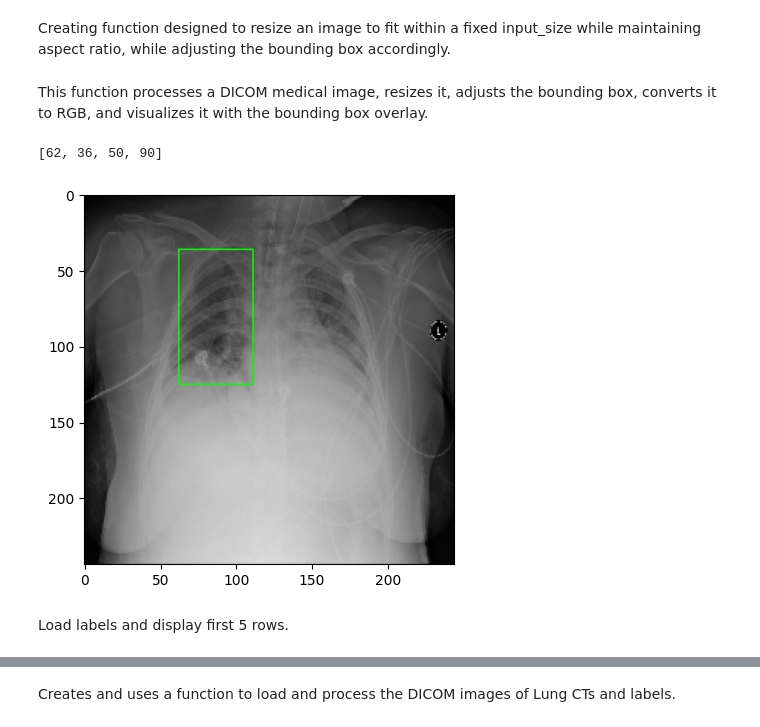
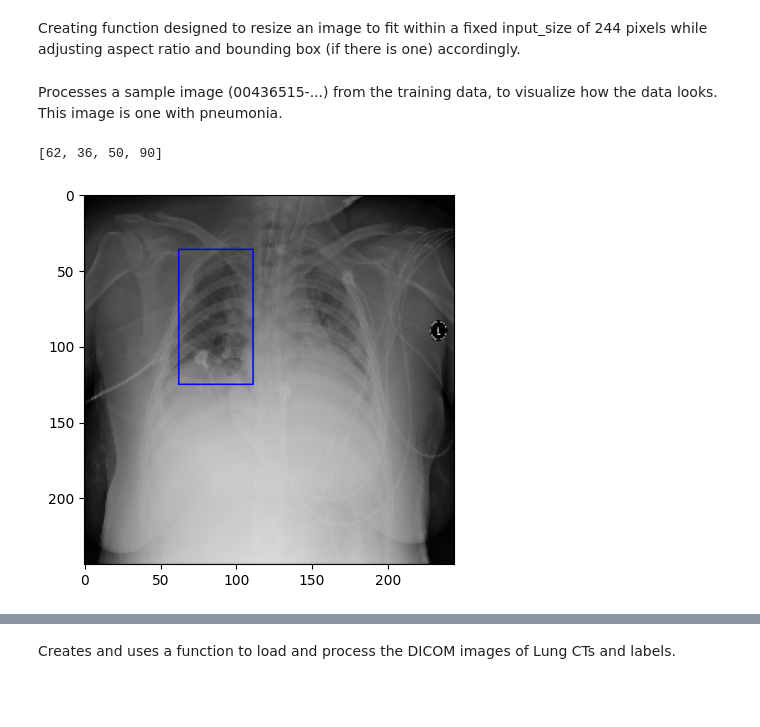
Before and after one commit to ojhasanandan/CompAppProject, a Jupyter notebook: Project_final.ipynb, the cells around one changed output, grey strips where cells are left out. Cells and saved outputs as stored; diff of their text form; code cells hidden in the pictures; blank space fills up the shorter version.

```diff
--- a/Project_final.ipynb
+++ b/Project_final.ipynb
@@ -32,5 +32,5 @@ train_label.shape
 # %% [markdown]
-Creating function designed to resize an image to fit within a fixed input_size while maintaining aspect ratio, while adjusting the bounding box accordingly.
+Creating function designed to resize an image to fit within a fixed input_size of 244 pixels while adjusting aspect ratio and bounding box (if there is one) accordingly.
 # %%
 input_size = 244
 
@@ -50,23 +50,21 @@ def format_image(img, box):
 
     return new_image, new_box
 # %% [markdown]
-This function processes a DICOM medical image, resizes it, adjusts the bounding box, converts it to RGB, and visualizes it with the bounding box overlay.
+Processes a sample image (00436515-...) from the training data, to visualize how the data looks. This image is one with pneumonia.
 # %%
 datapath = 'rsna-pneumonia-detection-challenge\stage_2_train_images/00436515-870c-4b36-a041-de91049b9ab4.dcm'
 temp_img = pydicom.dcmread(datapath).pixel_array
-temp_box = [264.0, 152.0, 213.0, 379.0]
+temp_box = train_labels[train_labels['patientId'] == '00436515-870c-4b36-a041-de91049b9ab4'].iloc[0, 1:].values
 
 temp_img_formated, box = format_image(temp_img, temp_box)
 print(box)
 temp_color_img = cv.cvtColor(temp_img_formated, cv.COLOR_GRAY2RGB)
 
-cv.rectangle(temp_color_img, box, (0, 255, 0), 1)
+cv.rectangle(temp_color_img, box, (0, 0, 255), 1)
 
 plt.imshow(temp_color_img)
 # plt.axis("off")
 plt.show()
 # %% [output]
 [62, 36, 50, 90]
-[figure, old version]
+[figure, new version]
-# %% [markdown]
-Load labels and display first 5 rows.
```
Also changed, not shown: parts of 30 cells of this notebook.
